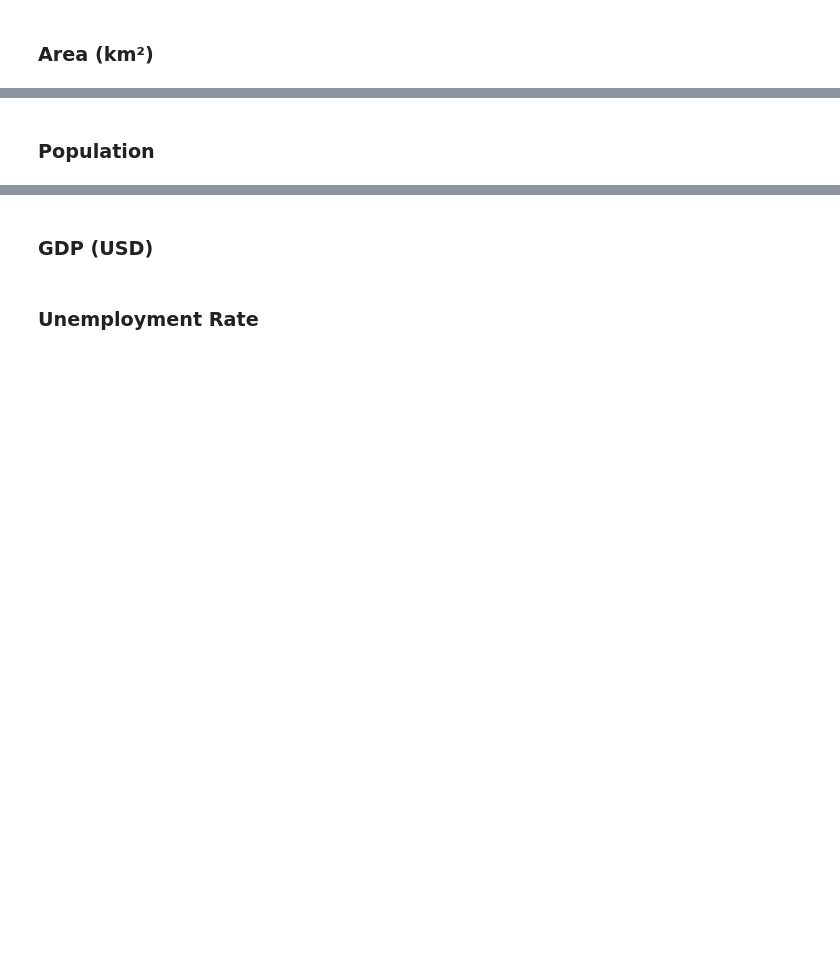
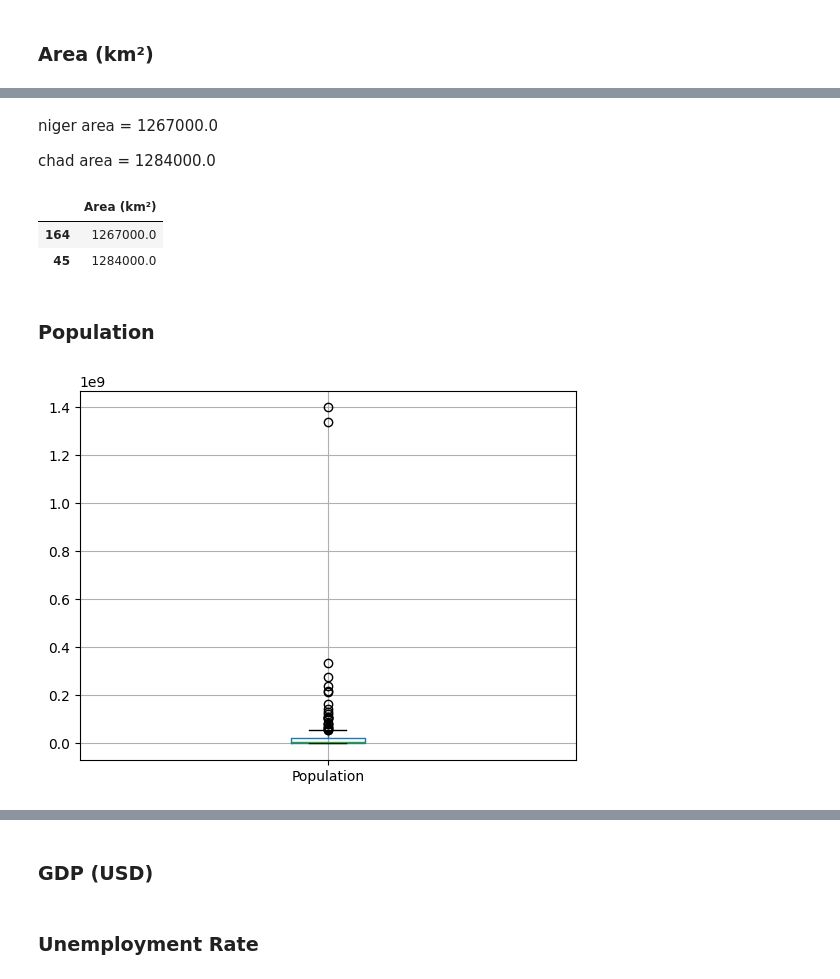
Before and after one commit to dui-luis-alberto-37/sklearn_cross_vall, a Jupyter notebook: Proyecto2_LuisAlbertoGarciaOrozco.ipynb, the cells around one changed output, grey strips where cells are left out. Drawn from its saved outputs; the diff is of its cells as text; code cells hidden in the pictures; blank space fills up the shorter version.

```diff
--- a/Proyecto2_LuisAlbertoGarciaOrozco.ipynb
+++ b/Proyecto2_LuisAlbertoGarciaOrozco.ipynb
@@ -129,0 +193,4 @@ array(['652230', '28748', '2381740', '224', '468', '1246700', '91', '443',
+# %% [markdown]
+niger area = 1267000.0
+
+chad area = 1284000.0
@@ -130,2 +200,15 @@ array(['652230', '28748', '2381740', '224', '468', '1246700', '91', '443',
+# %%
+df.loc[[164, 45],['Area (km²)']] *= int(1e6)
+df.loc[[164, 45],['Area (km²)']]
+# %% [output]
+|  | Area (km²) |
+| 164 | 1267000.0 |
+| 45 | 1284000.0 |
 # %% [markdown]
 ### Population
+# %%
+df['Population'] = df['Population'].astype('float64')
+df.loc[:,['Population']].boxplot()
+plt.show()
+# %% [output]
+[figure, added]
```
Also changed, not shown: parts of 33 cells of this notebook, 1 other file.
